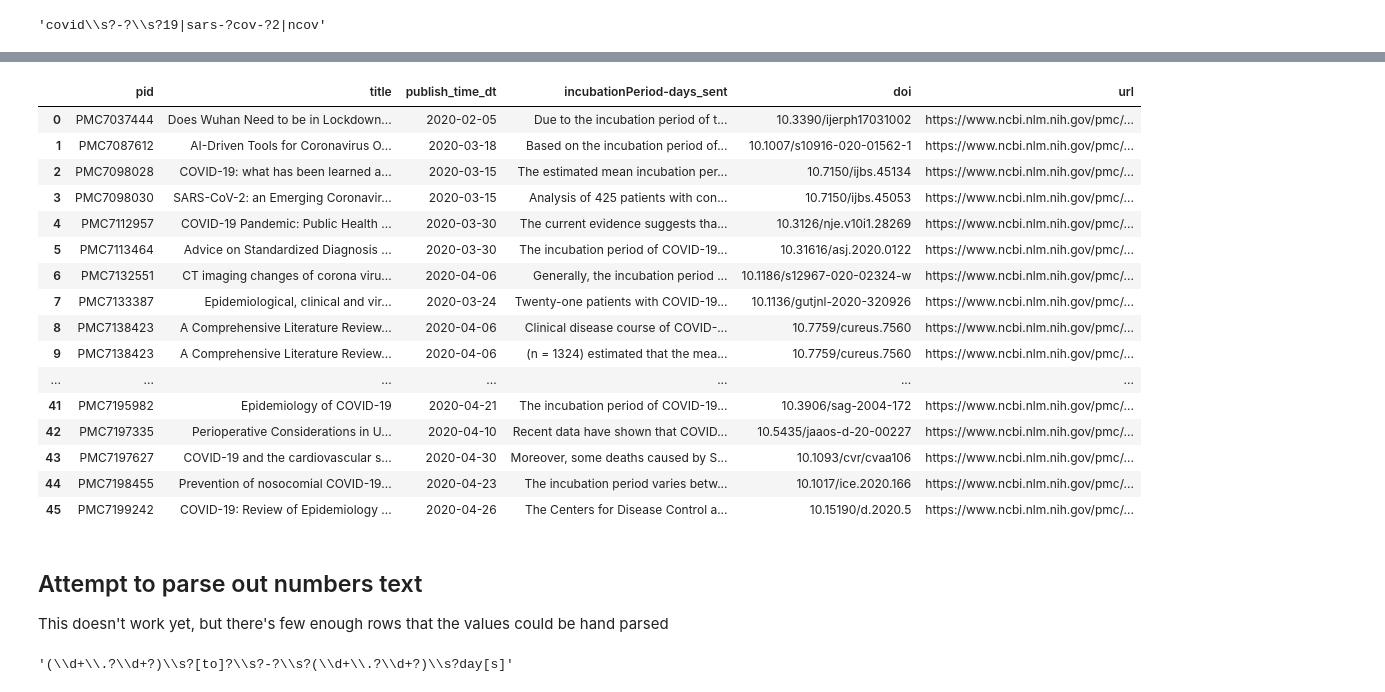
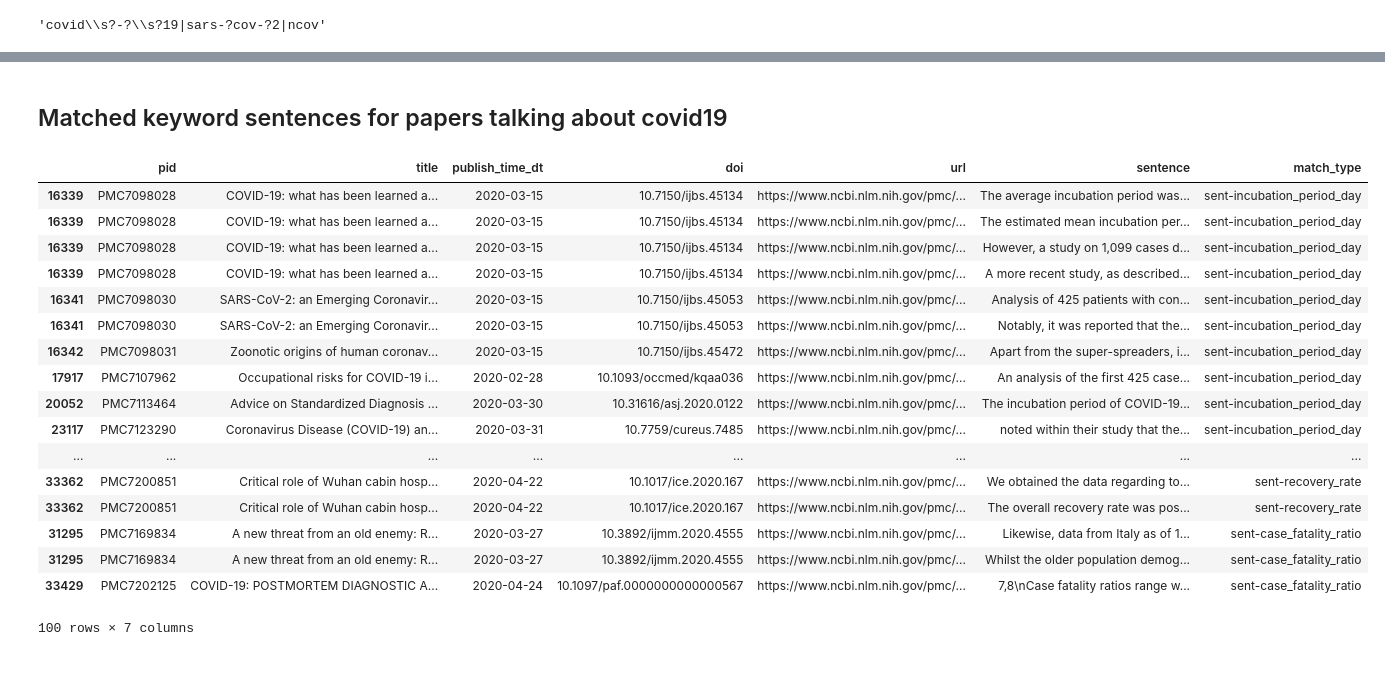
Before and after one commit to databridgevt/covid19, a Jupyter notebook: analysis/db/id_model_inputs/03-filtered_incubation_sentences.py.ipynb, the cells around one changed output, grey strips where cells are left out. Drawn from its saved outputs; the diff is of its cells as text; code cells hidden in the pictures.

Commit message:
notebook filtering covid19 sentences

```diff
--- a/analysis/db/id_model_inputs/03-filtered_incubation_sentences.py.ipynb
+++ b/analysis/db/id_model_inputs/03-filtered_incubation_sentences.py.ipynb
@@ -144,0 +363,3 @@ Number of covid sentence term matches: 46
+# %%
+non_sent_cols = ["pid", "title", "publish_time_dt", 'doi', 'url']
+non_sent_cols
@@ -144,0 +368,3 @@ Number of covid sentence term matches: 46
+# %%
+covid_kw_sent_subset = covid_kw_sent.rename(columns={"title_x": "title"})[non_sent_cols + sent_cols.to_list()]
+covid_kw_sent_subset
@@ -144,0 +385,10 @@ Number of covid sentence term matches: 46
+# %%
+exploded_df_list = []
+
+for idx, sc in enumerate(sent_cols):
+    print(idx, sc)
+    exploded = covid_kw_sent_subset[non_sent_cols + [sc]].explode(sc).dropna()
+    exploded = exploded.rename({sc: "sentence"}, axis='columns')
+    exploded['match_type'] = sc
+    display(exploded)
+    exploded_df_list.append(exploded)
@@ -145 +435,3 @@ Number of covid sentence term matches: 46
+# %%
+explode_df = pd.concat(exploded_df_list)
 # %%
@@ -151,22 +452,25 @@ Number of papers: 44
+# %% [markdown]
+## Matched keyword sentences for papers talking about covid19
 # %%
 with pd.option_context('display.min_rows', 50, 'display.max_columns', None, 'display.max_colwidth', -1):
-    display(matches_pattern.reset_index(drop=True))
+    display(explode_df)
 # %% [output]
-|  | pid | title | publish_time_dt | incubationPeriod-days_sent | doi | url |
-| 0 | PMC7037444 | Does Wuhan Need to be in Lockdown... | 2020-02-05 | Due to the incubation period of t... | 10.3390/ijerph17031002 | https://www.ncbi.nlm.nih.gov/pmc/... |
-| 1 | PMC7087612 | AI-Driven Tools for Coronavirus O... | 2020-03-18 | Based on the incubation period of... | 10.1007/s10916-020-01562-1 | https://www.ncbi.nlm.nih.gov/pmc/... |
-| 2 | PMC7098028 | COVID-19: what has been learned a... | 2020-03-15 | The estimated mean incubation per... | 10.7150/ijbs.45134 | https://www.ncbi.nlm.nih.gov/pmc/... |
-| 3 | PMC7098030 | SARS-CoV-2: an Emerging Coronavir... | 2020-03-15 | Analysis of 425 patients with con... | 10.7150/ijbs.45053 | https://www.ncbi.nlm.nih.gov/pmc/... |
-| 4 | PMC7112957 | COVID-19 Pandemic: Public Health ... | 2020-03-30 | The current evidence suggests tha... | 10.3126/nje.v10i1.28269 | https://www.ncbi.nlm.nih.gov/pmc/... |
-| 5 | PMC7113464 | Advice on Standardized Diagnosis ... | 2020-03-30 | The incubation period of COVID-19... | 10.31616/asj.2020.0122 | https://www.ncbi.nlm.nih.gov/pmc/... |
-| 6 | PMC7132551 | CT imaging changes of corona viru... | 2020-04-06 | Generally, the incubation period ... | 10.1186/s12967-020-02324-w | https://www.ncbi.nlm.nih.gov/pmc/... |
-| 7 | PMC7133387 | Epidemiological, clinical and vir... | 2020-03-24 | Twenty-one patients with COVID-19... | 10.1136/gutjnl-2020-320926 | https://www.ncbi.nlm.nih.gov/pmc/... |
-| 8 | PMC7138423 | A Comprehensive Literature Review... | 2020-04-06 | Clinical disease course of COVID-... | 10.7759/cureus.7560 | https://www.ncbi.nlm.nih.gov/pmc/... |
-| 9 | PMC7138423 | A Comprehensive Literature Review... | 2020-04-06 | (n = 1324) estimated that the mea... | 10.7759/cureus.7560 | https://www.ncbi.nlm.nih.gov/pmc/... |
-| ... | ... | ... | ... | ... | ... | ... |
-| 41 | PMC7195982 | Epidemiology of COVID-19 | 2020-04-21 | The incubation period of COVID-19... | 10.3906/sag-2004-172 | https://www.ncbi.nlm.nih.gov/pmc/... |
-| 42 | PMC7197335 | Perioperative Considerations in U... | 2020-04-10 | Recent data have shown that COVID... | 10.5435/jaaos-d-20-00227 | https://www.ncbi.nlm.nih.gov/pmc/... |
-| 43 | PMC7197627 | COVID-19 and the cardiovascular s... | 2020-04-30 | Moreover, some deaths caused by S... | 10.1093/cvr/cvaa106 | https://www.ncbi.nlm.nih.gov/pmc/... |
-| 44 | PMC7198455 | Prevention of nosocomial COVID-19... | 2020-04-23 | The incubation period varies betw... | 10.1017/ice.2020.166 | https://www.ncbi.nlm.nih.gov/pmc/... |
-| 45 | PMC7199242 | COVID-19: Review of Epidemiology ... | 2020-04-26 | The Centers for Disease Control a... | 10.15190/d.2020.5 | https://www.ncbi.nlm.nih.gov/pmc/... |
+|  | pid | title | publish_time_dt | doi | url | sentence | match_type |
+| 16339 | PMC7098028 | COVID-19: what has been learned a... | 2020-03-15 | 10.7150/ijbs.45134 | https://www.ncbi.nlm.nih.gov/pmc/... | The average incubation period was... | sent-incubation_period_day |
+| 16339 | PMC7098028 | COVID-19: what has been learned a... | 2020-03-15 | 10.7150/ijbs.45134 | https://www.ncbi.nlm.nih.gov/pmc/... | The estimated mean incubation per... | sent-incubation_period_day |
+| 16339 | PMC7098028 | COVID-19: what has been learned a... | 2020-03-15 | 10.7150/ijbs.45134 | https://www.ncbi.nlm.nih.gov/pmc/... | However, a study on 1,099 cases d... | sent-incubation_period_day |
+| 16339 | PMC7098028 | COVID-19: what has been learned a... | 2020-03-15 | 10.7150/ijbs.45134 | https://www.ncbi.nlm.nih.gov/pmc/... | A more recent study, as described... | sent-incubation_period_day |
+| 16341 | PMC7098030 | SARS-CoV-2: an Emerging Coronavir... | 2020-03-15 | 10.7150/ijbs.45053 | https://www.ncbi.nlm.nih.gov/pmc/... | Analysis of 425 patients with con... | sent-incubation_period_day |
+| 16341 | PMC7098030 | SARS-CoV-2: an Emerging Coronavir... | 2020-03-15 | 10.7150/ijbs.45053 | https://www.ncbi.nlm.nih.gov/pmc/... | Notably, it was reported that the... | sent-incubation_period_day |
+| 16342 | PMC7098031 | Zoonotic origins of human coronav... | 2020-03-15 | 10.7150/ijbs.45472 | https://www.ncbi.nlm.nih.gov/pmc/... | Apart from the super-spreaders, i... | sent-incubation_period_day |
+| 17917 | PMC7107962 | Occupational risks for COVID-19 i... | 2020-02-28 | 10.1093/occmed/kqaa036 | https://www.ncbi.nlm.nih.gov/pmc/... | An analysis of the first 425 case... | sent-incubation_period_day |
+| 20052 | PMC7113464 | Advice on Standardized Diagnosis ... | 2020-03-30 | 10.31616/asj.2020.0122 | https://www.ncbi.nlm.nih.gov/pmc/... | The incubation period of COVID-19... | sent-incubation_period_day |
+| 23117 | PMC7123290 | Coronavirus Disease (COVID-19) an... | 2020-03-31 | 10.7759/cureus.7485 | https://www.ncbi.nlm.nih.gov/pmc/... | noted within their study that the... | sent-incubation_period_day |
+| ... | ... | ... | ... | ... | ... | ... | ... |
+| 33362 | PMC7200851 | Critical role of Wuhan cabin hosp... | 2020-04-22 | 10.1017/ice.2020.167 | https://www.ncbi.nlm.nih.gov/pmc/... | We obtained the data regarding to... | sent-recovery_rate |
+| 33362 | PMC7200851 | Critical role of Wuhan cabin hosp... | 2020-04-22 | 10.1017/ice.2020.167 | https://www.ncbi.nlm.nih.gov/pmc/... | The overall recovery rate was pos... | sent-recovery_rate |
+| 31295 | PMC7169834 | A new threat from an old enemy: R... | 2020-03-27 | 10.3892/ijmm.2020.4555 | https://www.ncbi.nlm.nih.gov/pmc/... | Likewise, data from Italy as of 1... | sent-case_fatality_ratio |
+| 31295 | PMC7169834 | A new threat from an old enemy: R... | 2020-03-27 | 10.3892/ijmm.2020.4555 | https://www.ncbi.nlm.nih.gov/pmc/... | Whilst the older population demog... | sent-case_fatality_ratio |
+| 33429 | PMC7202125 | COVID-19: POSTMORTEM DIAGNOSTIC A... | 2020-04-24 | 10.1097/paf.0000000000000567 | https://www.ncbi.nlm.nih.gov/pmc/... | 7,8\nCase fatality ratios range w... | sent-case_fatality_ratio |
+100 rows × 7 columns
 # %%
@@ -175,18 +478,0 @@ matches_pattern.to_csv(here("./data/db/final/kaggle/incubation/03-incubation_per
-# %% [markdown]
-## Attempt to parse out numbers text
-
-This doesn't work yet, but there's few enough rows that the values could be hand parsed
-# %%
-pattern = (r'(\d+\.?\d+?)' # decimal digit
-           r'\s?'
-           r'[to]?'
-           r'\s?'
-           r'-?'
-           r'\s?'
-           r'(\d+\.?\d+?)'
-           r'\s?'
-           r'day[s]'
-          )
-pattern
-# %% [output]
-'(\\d+\\.?\\d+?)\\s?[to]?\\s?-?\\s?(\\d+\\.?\\d+?)\\s?day[s]'
```
Also changed, not shown: parts of 64 cells of this notebook, 1 other file.
